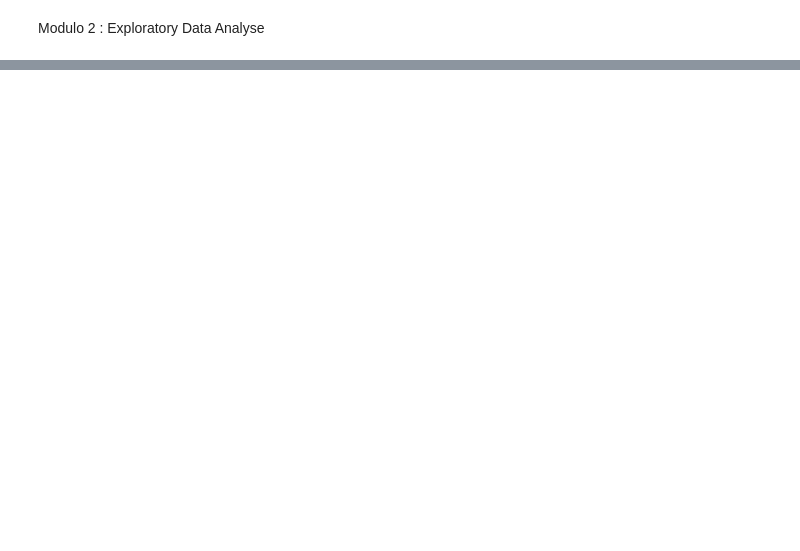
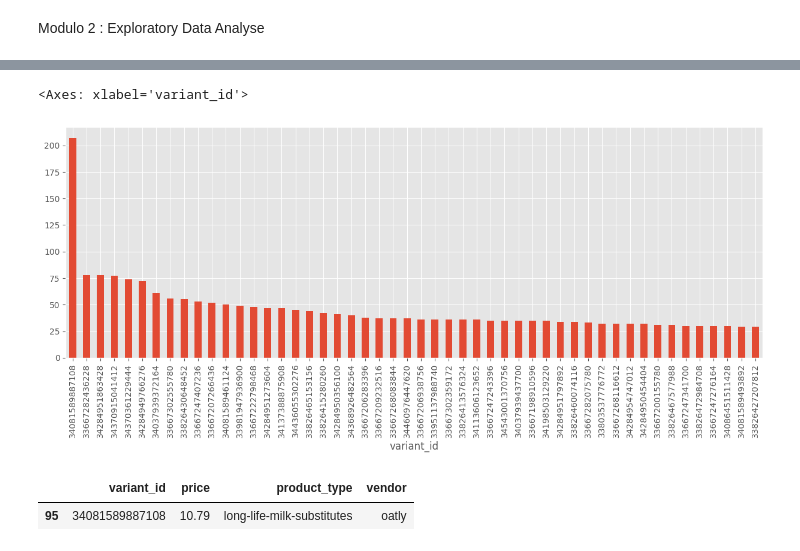
Before and after one commit to Alberto-God/zrive-ds, a Jupyter notebook: src/module_2/codigo.ipynb, the cells around one changed output, grey strips where cells are left out. Cells and saved outputs as stored; diff of their text form; code cells hidden in the pictures; blank space fills up the shorter version.

```diff
--- a/src/module_2/codigo.ipynb
+++ b/src/module_2/codigo.ipynb
@@ -102,0 +238,3 @@ SyntaxError: invalid syntax (1912242846.py, line 2)
+# %%
+inventory = pd.read_parquet(r'C:\Users\Alberto\Desktop\Zrive\zrive-ds\Data set_Modulo2\inventory.parquet')
+inventory.info()
@@ -102,0 +390,2 @@ SyntaxError: invalid syntax (1912242846.py, line 2)
+# %%
+regulars_df= regulars.merge(inventory, on="variant_id", how= "left")
@@ -102,0 +401,19 @@ SyntaxError: invalid syntax (1912242846.py, line 2)
+# %%
+clean_regulars = regulars_df.dropna()
+# %%
+clean_regulars.groupby(["variant_id"])["user_id"].nunique().sort_values(
+    ascending=False
+).head(50).plot(kind="bar", figsize=(15, 5))
+# %% [output]
+<Axes: xlabel='variant_id'>
+[figure, added]
+# %%
+top_product= (
+    clean_regulars.groupby(["variant_id"])["user_id"].nunique().sort_values(
+    ascending=False
+).head(1).index[0]
+)
+clean_regulars.loc[lambda x : x.variant_id == top_product][["variant_id", "price", "product_type", "vendor"]].drop_duplicates()
+# %% [output]
+|  | variant_id | price | product_type | vendor |
+| 95 | 34081589887108 | 10.79 | long-life-milk-substitutes | oatly |
```
Also changed, not shown: parts of 78 cells of this notebook, 13 other files.
